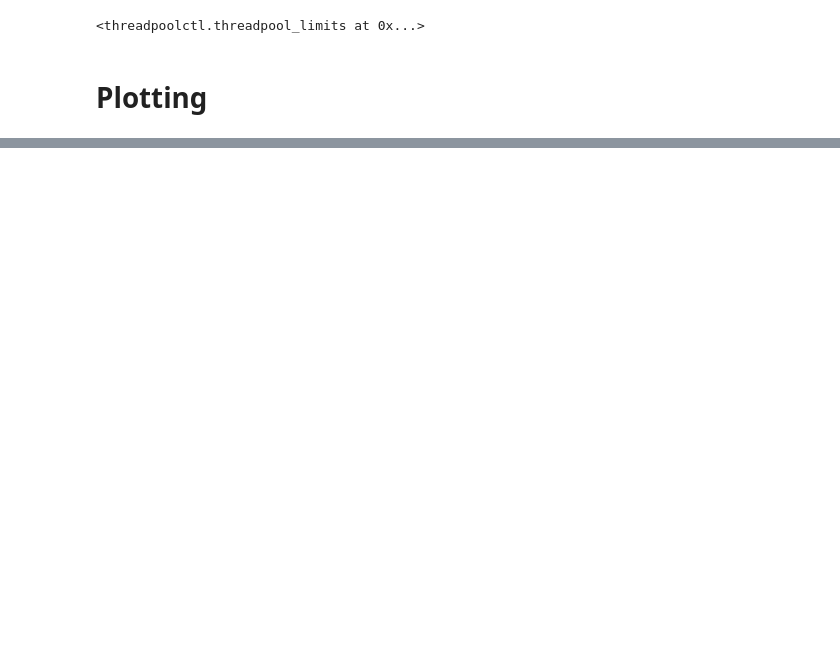
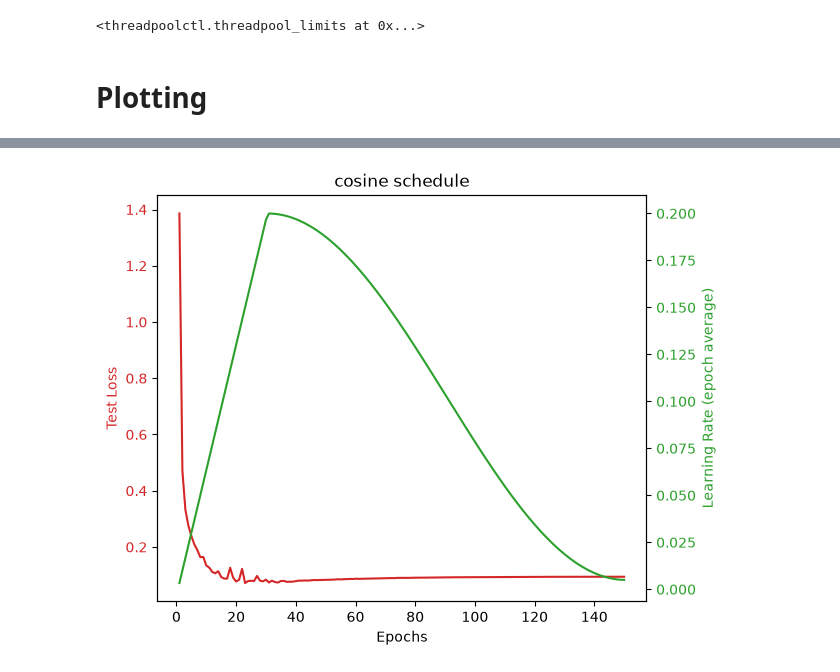
Before and after one commit to Oscar-Clifton-Brown/MNIST-digit-recogniser, a Jupyter notebook: testing.ipynb, the cells around one changed output, grey strips where cells are left out. Saved outputs shown, nothing was run; the diff lists cells and outputs as text; code cells hidden in the pictures; blank space fills up the shorter version.

Commit message:
Finished network back end

```diff
--- a/testing.ipynb
+++ b/testing.ipynb
@@ -10,10 +10,3 @@ threadpool_limits(limits=1) #turn on or off
 # Plotting
 # %%
 X_train, y_train, X_test, y_test = load_mnist()
-# %%
-test_rates = [0.01, 0.05, 0.1, 0.2, 0.5]
-
-for lr in test_rates:
-    Network = NeuralNetwork([784, 128, 64, 10], learning_rate=lr, weight_init='norm')
-    Network.fit(X_train, y_train, epochs=50, batch_size=128, X_val=X_test, y_val=y_test)
-    Network.plot_learn(title=f"Learning Rate = {lr}", plot_loss=True, plot_accuracy=True)
@@ -111,4 +12,0 @@ Epoch 50/50 loss = 0.1042, accuracy = 98.14%
-# %%
-Network = NeuralNetwork([784, 128, 64, 10], learning_rate=0.01, weight_init='norm')
-Network.fit(X_train, y_train, epochs=150, batch_size=128, X_val=X_test, y_val=y_test)
-Network.plot_learn(title=f"Learning Rate = {0.01}", plot_loss=True, plot_accuracy=True)
@@ -134,0 +13,22 @@ Error:
+# %%
+Network = NeuralNetwork([784, 128, 64, 10], weight_init='norm')
+
+epochs = 150
+batch_size = 128
+steps = int(np.ceil(X_train.shape[1] / batch_size)) * epochs
+lr0 = 0.2
+
+step_decay = Network.step_decay(lr0 = lr0, gamma = 0.9, every = 200)
+inv_time = Network.inverse_time(lr0 = lr0, lam = 0.9)
+cosine = Network.cosine(lr0 = lr0, total = steps, lr_min = 0.005, warmup = 0.2 * steps)
+one_cycle = Network.one_cycle(lr_max = lr0, total = steps, pct_up = 0.3, lr_start = None, lr_end = None)
+
+Network.fit(
+    X_train, y_train,
+    epochs=epochs, batch_size=batch_size,
+    schedule=cosine,
+    X_val=X_test, y_val=y_test
+)
+
+Network.plot_learn(title=f"cosine schedule", plot_loss=True, plot_accuracy=False, plot_learning_rate=True)
+# %% [output]
@@ -134,0 +52 @@ Error:
+[figure, added]
```
Also changed, not shown: parts of 4 cells of this notebook, 2 other files.
